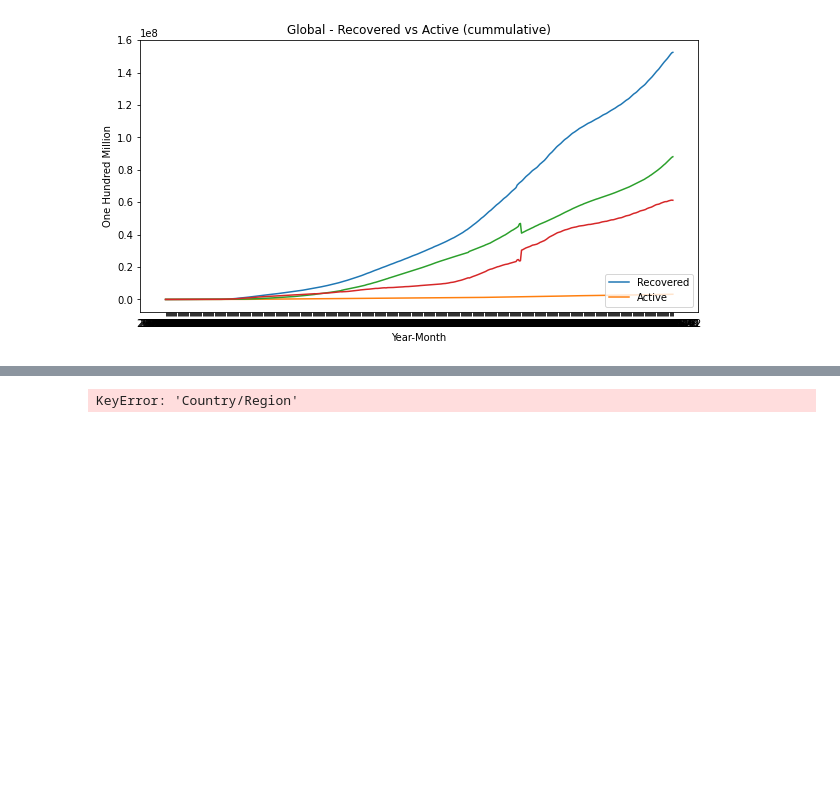
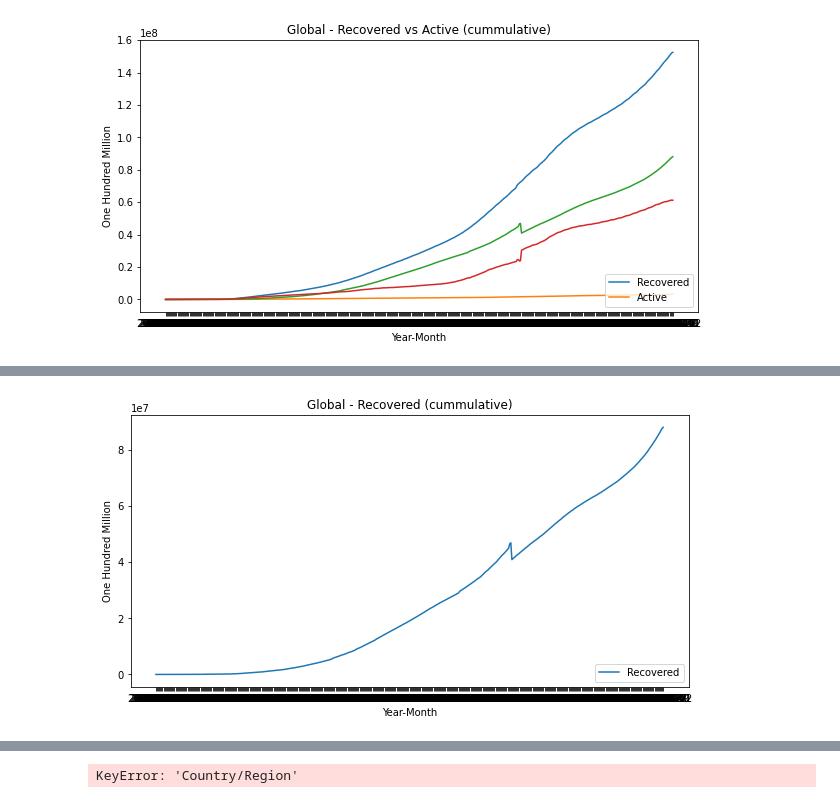
Before and after one commit to makbarish/Grp5_Project1_Covid19, a Jupyter notebook: Morteza/COVID.ipynb, the cells around one changed output, grey strips where cells are left out. Cells and saved outputs as stored; diff of their text form; code cells hidden in the pictures; blank space fills up the shorter version.

Commit message:
Creating plots...

```diff
--- a/Morteza/COVID.ipynb
+++ b/Morteza/COVID.ipynb
@@ -133,11 +131,13 @@ plt.savefig("global_Recovered_and_Active_cummulative.png")
 # %%
 plt.figure(figsize=(10,5))
-y_axis = confirmed_19_df_by_date_active["Recovered"].tolist()
-x_axis = confirmed_19_df_by_date_active.index.tolist()
+y_axis = covid_df["Recovered"].tolist()
+x_axis = covid_df.index.tolist()
 plt.plot(x_axis, y_axis)
 plt.xlabel("Year-Month")
 plt.ylabel("One Hundred Million")
-plt.title("Global - Confirmed (cummulative)")
-# plt.plot(confirmed_19_df_by_date_active)
-plt.legend(["Confirmed"], loc = "lower right")
+plt.title("Global - Recovered (cummulative)")
+plt.legend(["Recovered"], loc = "lower right")
+plt.savefig("global_recovered_cummulative.png")
 plt.show()
+# %% [output]
+[figure, added]
```
Also changed, not shown: parts of 4 cells of this notebook, 2 other files.
